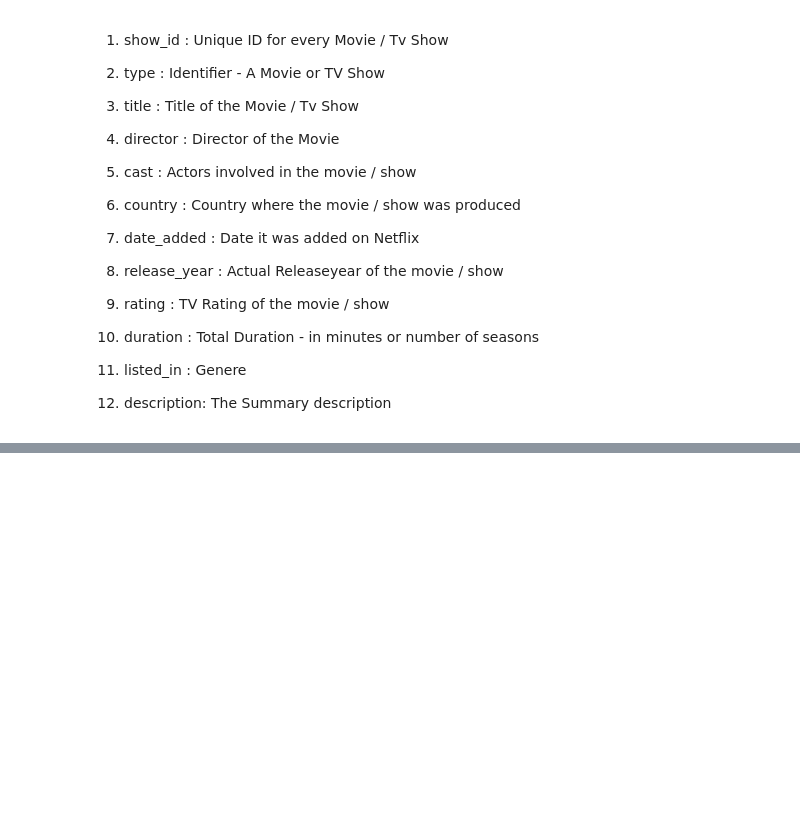
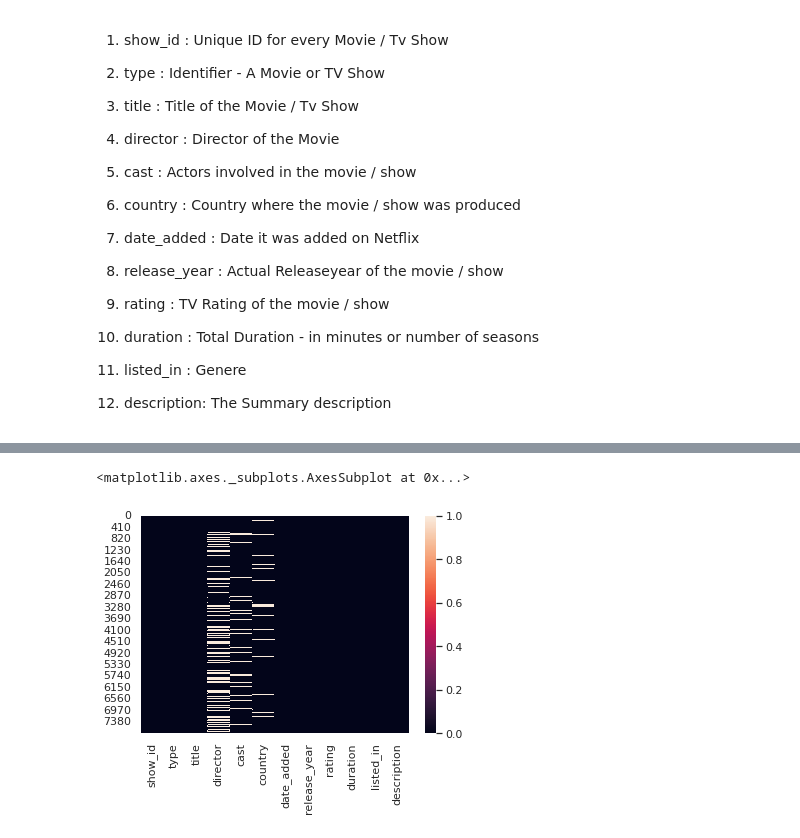
Before and after one commit to vbhsharma7/Netflix-movies-and-tv-show-clustering-capstone, a Jupyter notebook: NETFLIX_MOVIES_AND_TV_SHOWS_CLUSTERING.ipynb, the cells around one changed output, grey strips where cells are left out. Saved outputs shown, nothing was run; the diff lists cells and outputs as text; code cells hidden in the pictures; blank space fills up the shorter version.

```diff
--- a/NETFLIX_MOVIES_AND_TV_SHOWS_CLUSTERING.ipynb
+++ b/NETFLIX_MOVIES_AND_TV_SHOWS_CLUSTERING.ipynb
@@ -237,9 +46,0 @@ Text(0, 0.5, 'Country Name')
-# %%
-#Number of TV Shows and Movies content in top 10 countries with maximum content
-sns.set()
-plt.figure(figsize=(12,6))
-ax=sns.countplot(x="country",data= df1,hue= "type",order = df1['country'].value_counts().index[0:10])
-plt.xticks(rotation=90)
-plt.xlabel('Country')
-plt.title("Number of TV Shows and Movies in top 10 countries",fontweight="bold")
-plt.show()
@@ -289,0 +100,6 @@ plt.show()
+# %%
+# Loading the data
+df_Netflix = pd.read_csv("/content/drive/MyDrive/Capstone netflix movies and tv shows - vibhu sharma/ NETFLIX MOVIES AND TV SHOWS CLUSTERING.csv")
+# %%
+#copying data to preserve orignal file
+netflix = df_Netflix.copy()
@@ -289,0 +202,6 @@ plt.show()
+# %%
+#using heat-map to show null values count
+sns.heatmap(netflix.isnull())
+# %% [output]
+<matplotlib.axes._subplots.AxesSubplot at 0x...>
+[figure, added]
```
Also changed, not shown: parts of 103 cells of this notebook.
